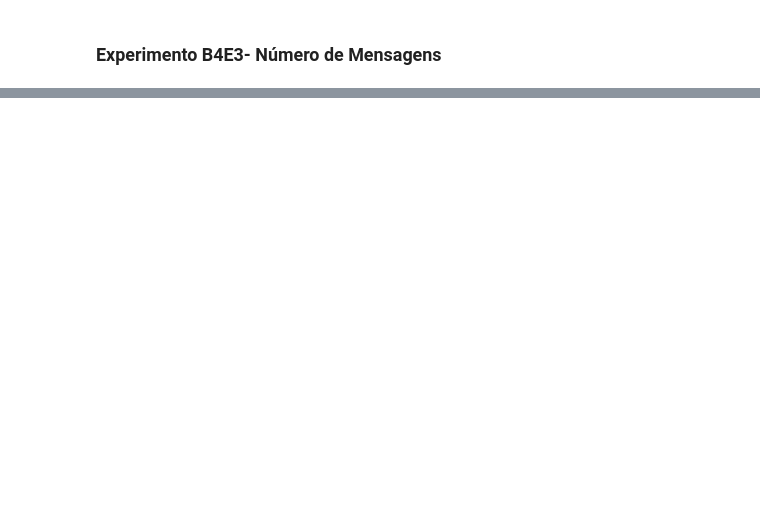
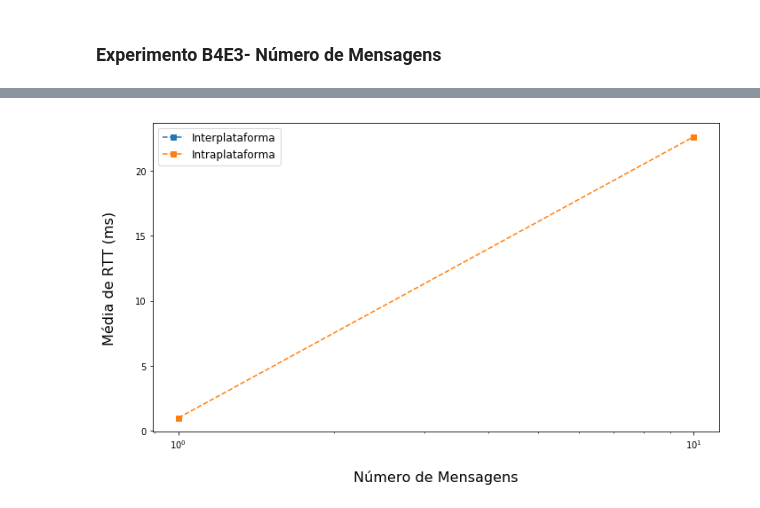
Before and after one commit to rafalencar1997/JadeContainer, a Jupyter notebook: analysis/Benchmark_4.ipynb, the cells around one changed output, grey strips where cells are left out. Cells and saved outputs as stored; diff of their text form; code cells hidden in the pictures; blank space fills up the shorter version.

```diff
--- a/analysis/Benchmark_4.ipynb
+++ b/analysis/Benchmark_4.ipynb
@@ -140,0 +119,10 @@ b4e3 = b4e3[["NumberMessages", "RTT"]]
+# %%
+b4e3 = df[df.Benchmark == 4]
+b4e3 = b4e3[b4e3.NumberSenders == 100]
+b4e3 = b4e3[b4e3.MessageSize == 1]
+b4e3 = b4e3[["NumberMessages", "RTT"]]
+
+b5e3 = df[df.Benchmark == 5]
+b5e3 = b5e3[b5e3.NumberSenders == 100]
+b5e3 = b5e3[b5e3.MessageSize == 1]
+b5e3 = b5e3[["NumberMessages", "RTT"]]
@@ -141,5 +142,8 @@ b4e3 = b4e3[["NumberMessages", "RTT"]]
 # %%
-plot_results(b1e1, yerror=False, legentOut=False, logScale=True,
-             'title',
-             'x_label',
-             'NumberOfMessages'):
+plot_results2([b4e3, b5e3], yerror=False, legentOut=False, logScale=True,
+             title='title',
+             x_label='Número de Mensagens',
+             x_column='NumberMessages',
+             legend = ['Interplataforma', 'Intraplataforma'])
+# %% [output]
+[figure, added]
```
Also changed, not shown: parts of 13 cells of this notebook, 7 other files.
